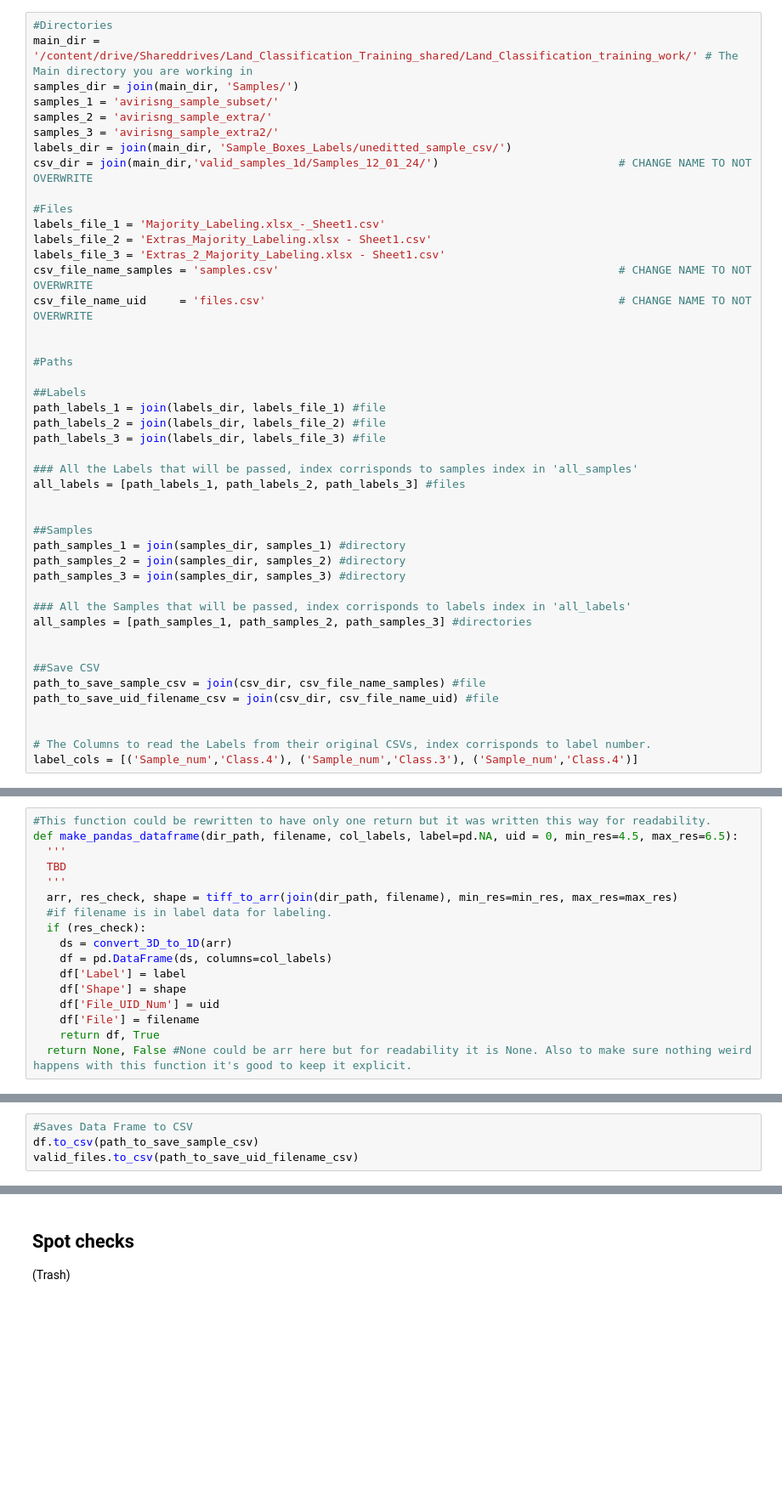
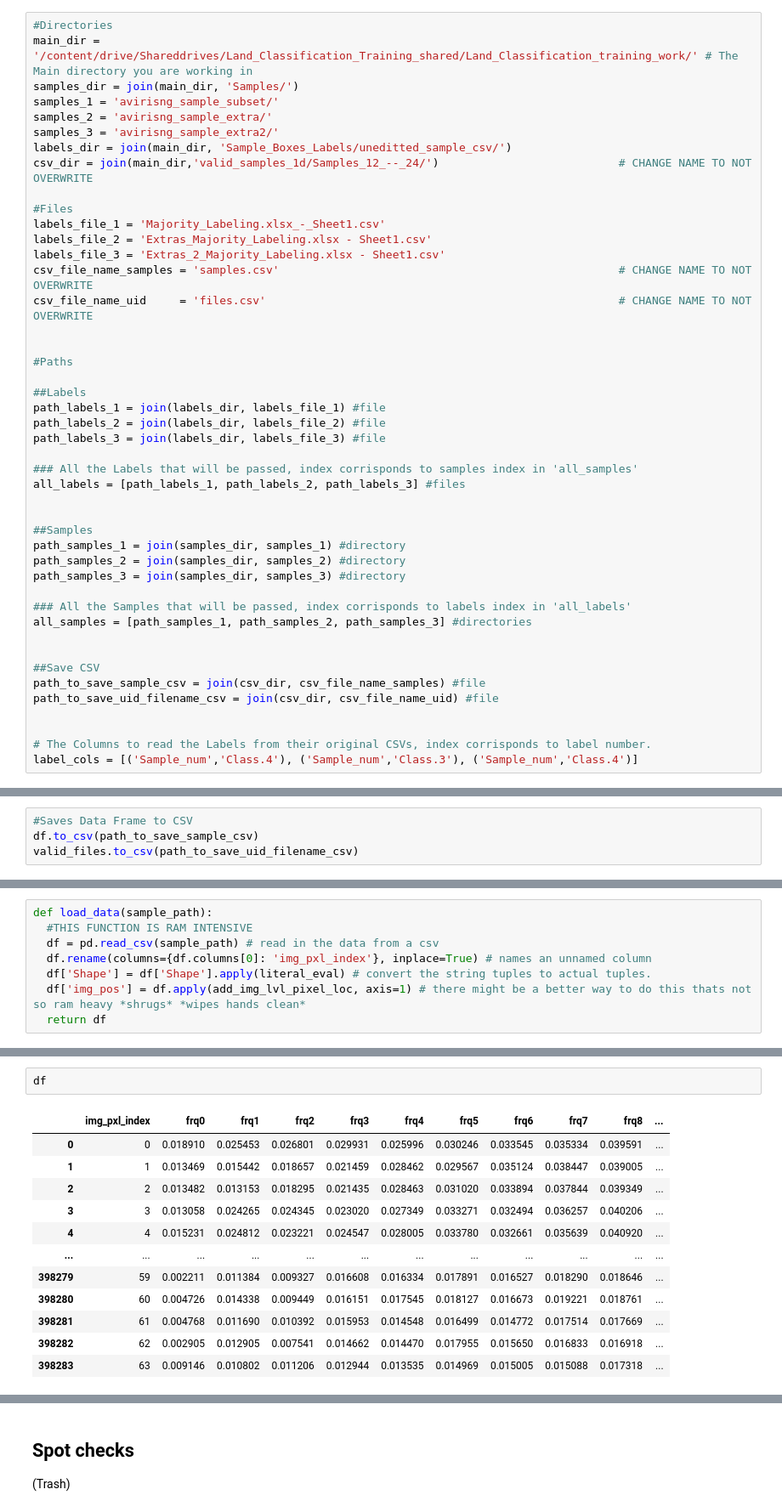
Before and after one commit to sameerkhansf/BioSoundSCape_SSU_Computer_Science, a Jupyter notebook: Land_Classification_1D/Sams.ipynb, the cells around one changed output, grey strips where cells are left out. Shown at 85% size. Saved outputs shown, nothing was run; the diff lists cells and outputs as text; blank space fills up the shorter version.

Commit message:
Updating Sam's code for pre-processing Samples Df

```diff
--- a/Land_Classification_1D/Sams.ipynb
+++ b/Land_Classification_1D/Sams.ipynb
@@ -42,7 +42,7 @@ samples_1 = 'avirisng_sample_subset/'
 samples_2 = 'avirisng_sample_extra/'
 samples_3 = 'avirisng_sample_extra2/'
 labels_dir = join(main_dir, 'Sample_Boxes_Labels/uneditted_sample_csv/')
-csv_dir = join(main_dir,'valid_samples_1d/Samples_12_01_24/')                           # CHANGE NAME TO NOT OVERWRITE
+csv_dir = join(main_dir,'valid_samples_1d/Samples_12_--_24/')                           # CHANGE NAME TO NOT OVERWRITE
 
 #Files
 labels_file_1 = 'Majority_Labeling.xlsx_-_Sheet1.csv'
@@ -197,20 +197,3 @@ def get_filenames(directory_path):
    *   Sorted Numpy Array of Filenames, array of strings
   '''
   return np.array(sorted([f for f in listdir(directory_path) if isfile(join(directory_path, f))], key=lambda x: int(x.split("_")[0])))
-# %%
-#This function could be rewritten to have only one return but it was written this way for readability.
-def make_pandas_dataframe(dir_path, filename, col_labels, label=pd.NA, uid = 0, min_res=4.5, max_res=6.5):
-  '''
-  TBD
-  '''
-  arr, res_check, shape = tiff_to_arr(join(dir_path, filename), min_res=min_res, max_res=max_res)
-  #if filename is in label data for labeling.
-  if (res_check):
-    ds = convert_3D_to_1D(arr)
-    df = pd.DataFrame(ds, columns=col_labels)
-    df['Label'] = label
-    df['Shape'] = shape
-    df['File_UID_Num'] = uid
-    df['File'] = filename
-    return df, True
-  return None, False #None could be arr here but for readability it is None. Also to make sure nothing weird happens with this function it's good to keep it explicit.
@@ -639,0 +672,8 @@ valid_files.to_csv(path_to_save_uid_filename_csv)
+# %%
+def load_data(sample_path):
+  #THIS FUNCTION IS RAM INTENSIVE
+  df = pd.read_csv(sample_path) # read in the data from a csv
+  df.rename(columns={df.columns[0]: 'img_pxl_index'}, inplace=True) # names an unnamed column
+  df['Shape'] = df['Shape'].apply(literal_eval) # convert the string tuples to actual tuples.
+  df['img_pos'] = df.apply(add_img_lvl_pixel_loc, axis=1) # there might be a better way to do this thats not so ram heavy *shrugs* *wipes hands clean*
+  return df
@@ -639,0 +692,15 @@ valid_files.to_csv(path_to_save_uid_filename_csv)
+# %%
+df
+# %% [output]
+|  | img_pxl_index | frq0 | frq1 | frq2 | frq3 | frq4 | frq5 | frq6 | frq7 | frq8 | ... |
+| 0 | 0 | 0.018910 | 0.025453 | 0.026801 | 0.029931 | 0.025996 | 0.030246 | 0.033545 | 0.035334 | 0.039591 | ... |
+| 1 | 1 | 0.013469 | 0.015442 | 0.018657 | 0.021459 | 0.028462 | 0.029567 | 0.035124 | 0.038447 | 0.039005 | ... |
+| 2 | 2 | 0.013482 | 0.013153 | 0.018295 | 0.021435 | 0.028463 | 0.031020 | 0.033894 | 0.037844 | 0.039349 | ... |
+| 3 | 3 | 0.013058 | 0.024265 | 0.024345 | 0.023020 | 0.027349 | 0.033271 | 0.032494 | 0.036257 | 0.040206 | ... |
+| 4 | 4 | 0.015231 | 0.024812 | 0.023221 | 0.024547 | 0.028005 | 0.033780 | 0.032661 | 0.035639 | 0.040920 | ... |
+| ... | ... | ... | ... | ... | ... | ... | ... | ... | ... | ... | ... |
+| 398279 | 59 | 0.002211 | 0.011384 | 0.009327 | 0.016608 | 0.016334 | 0.017891 | 0.016527 | 0.018290 | 0.018646 | ... |
+| 398280 | 60 | 0.004726 | 0.014338 | 0.009449 | 0.016151 | 0.017545 | 0.018127 | 0.016673 | 0.019221 | 0.018761 | ... |
+| 398281 | 61 | 0.004768 | 0.011690 | 0.010392 | 0.015953 | 0.014548 | 0.016499 | 0.014772 | 0.017514 | 0.017669 | ... |
+| 398282 | 62 | 0.002905 | 0.012905 | 0.007541 | 0.014662 | 0.014470 | 0.017955 | 0.015650 | 0.016833 | 0.016918 | ... |
+| 398283 | 63 | 0.009146 | 0.010802 | 0.011206 | 0.012944 | 0.013535 | 0.014969 | 0.015005 | 0.015088 | 0.017318 | ... |
```
Also changed, not shown: parts of 16 cells of this notebook.
